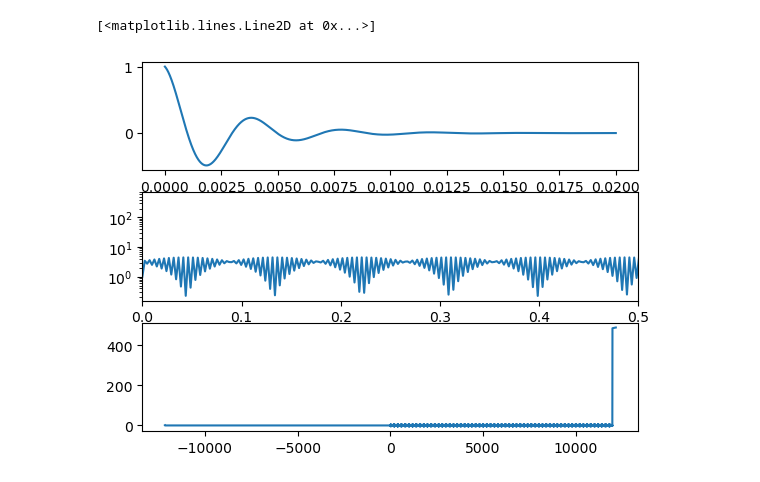
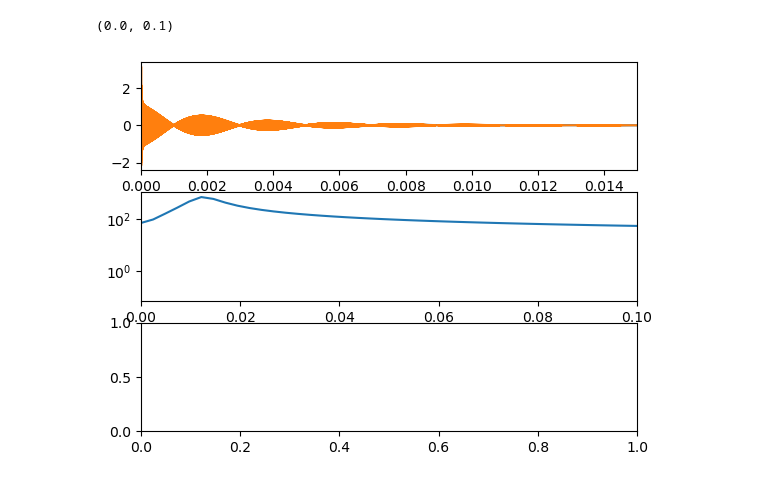
Before and after one commit to gcfbelinario/gw_thz, a Jupyter notebook: amplify.ipynb, the cells around one changed output. Drawn from its saved outputs; the diff is of its cells as text; code cells hidden in the pictures.

```diff
--- a/amplify.ipynb
+++ b/amplify.ipynb
@@ -88,5 +83,16 @@ f0 = 1.207*10**(4)*(M_sun.value/M_source)
 Gamma = 1.496 * f0
 omega0 = 2*pi*f0
 h = h0 * np.exp(-Gamma*t)*np.cos(omega0 * t)
-# %%
-nu_shifted, F_shifted, hL_shifted = F_amp(t=t, h=h, M_lens=M_lens, y=y)
+# %%
+N = len(t)
+freqs = np.fft.fftfreq(N, d=t[1]-t[0])
+freqs_shifted = np.fft.fftshift(freqs)
+
+F, nu = F_pml(t=t, h=h, y=y, M_lens=250)
+F_shifted = np.fft.fftshift(F)
+nu_shifted = np.fft.fftshift(nu)
+
+plt.plot(freqs_shifted[N//2:]*(10**(-3)), np.abs(F_shifted[N//2:]))
+plt.yscale('log')
+plt.xlim([0,50])
+plt.ylim([0.1,10])
@@ -93,13 +102,18 @@ nu_shifted, F_shifted, hL_shifted = F_amp(t=t, h=h, M_lens=M_lens, y=y)
 # %%
 fig, ax = plt.subplots(nrows=3)
 
+hL = np.fft.ifft(hL_shifted)
+
 ax[0].plot(t,h)
+ax[0].plot(t, np.fft.ifft(hL_shifted).real)
+ax[0].set_xlim([0,0.015])
 
-ax[1].plot(nu_shifted[len(nu_shifted)//2:]/10**3, np.abs(F_shifted[len(nu_shifted)//2:]))
+ax[1].plot(nu_shifted[len(nu_shifted)//2:]*10**-3, np.abs(hL_shifted[len(nu_shifted)//2:]))
 ax[1].set_yscale('log')
-ax[1].set_xlim([0,0.5])
+#ax[1].set_xscale('log')
+ax[1].set_xlim([0,0.1])
 
-ax[2].plot(nu_shifted, F_shifted)
+#ax[2].plot(nu_shifted, F_shifted)
 # %% [output]
-[<matplotlib.lines.Line2D at 0x...>]
+(0.0, 0.1)
-[figure, old version]
+[figure, new version]
```
Also changed, not shown: parts of 3 cells of this notebook, 1 other file.
